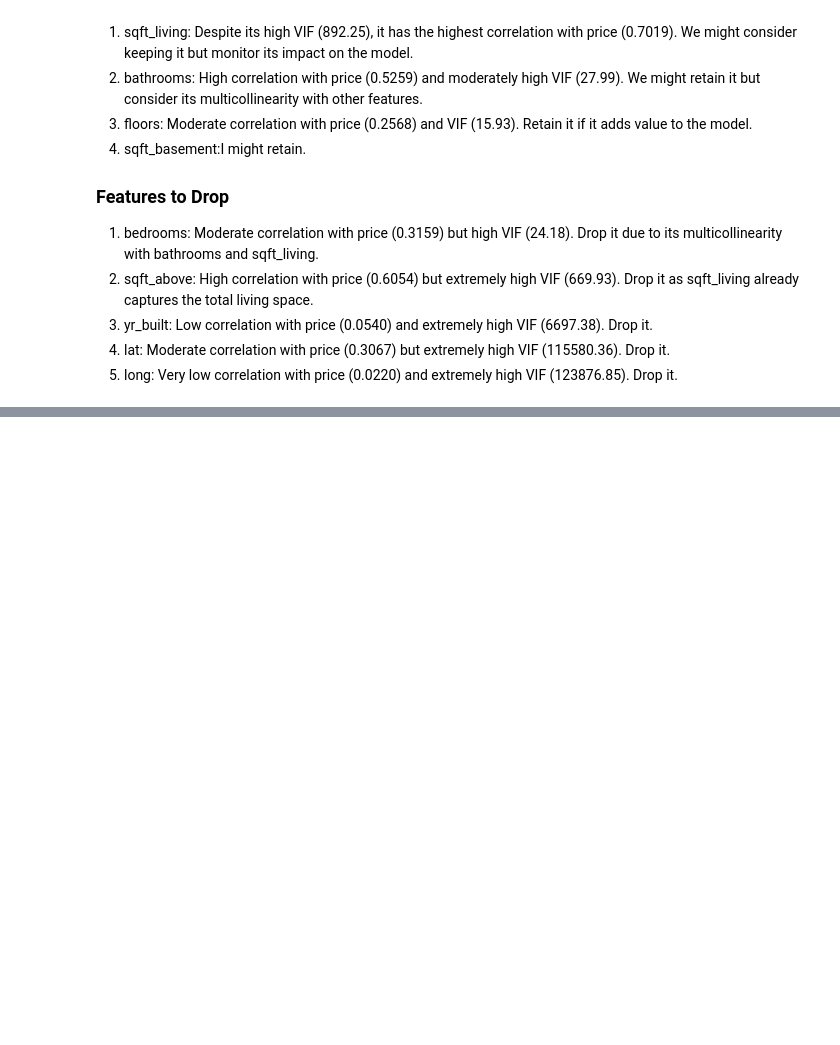
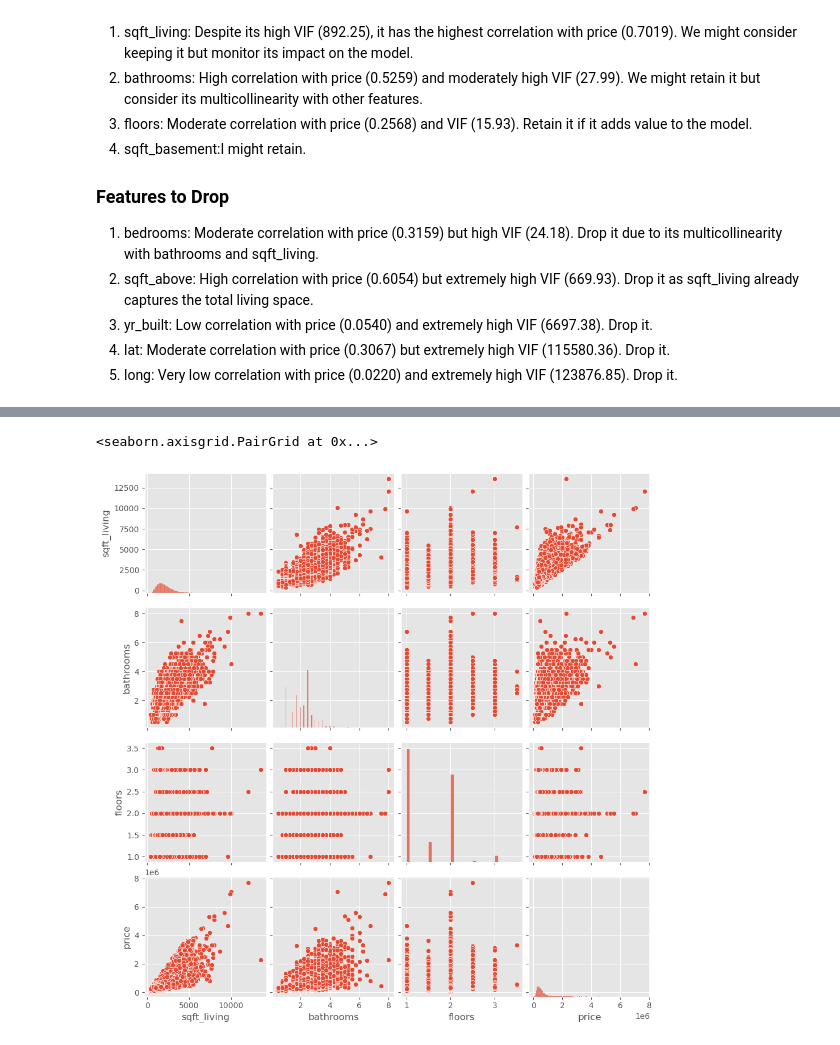
Before and after one commit to Bennie-Kibet/Phase-2-project, a Jupyter notebook: Work/Victor.ipynb, the cells around one changed output, grey strips where cells are left out. Cells and saved outputs as stored; diff of their text form; code cells hidden in the pictures; blank space fills up the shorter version.

```diff
--- a/Work/Victor.ipynb
+++ b/Work/Victor.ipynb
@@ -479,0 +510,5 @@ df_numerical
+# %%
+sns.pairplot(df_numerical)
+# %% [output]
+<seaborn.axisgrid.PairGrid at 0x...>
+[figure, added]
```
Also changed, not shown: parts of 16 cells of this notebook.
